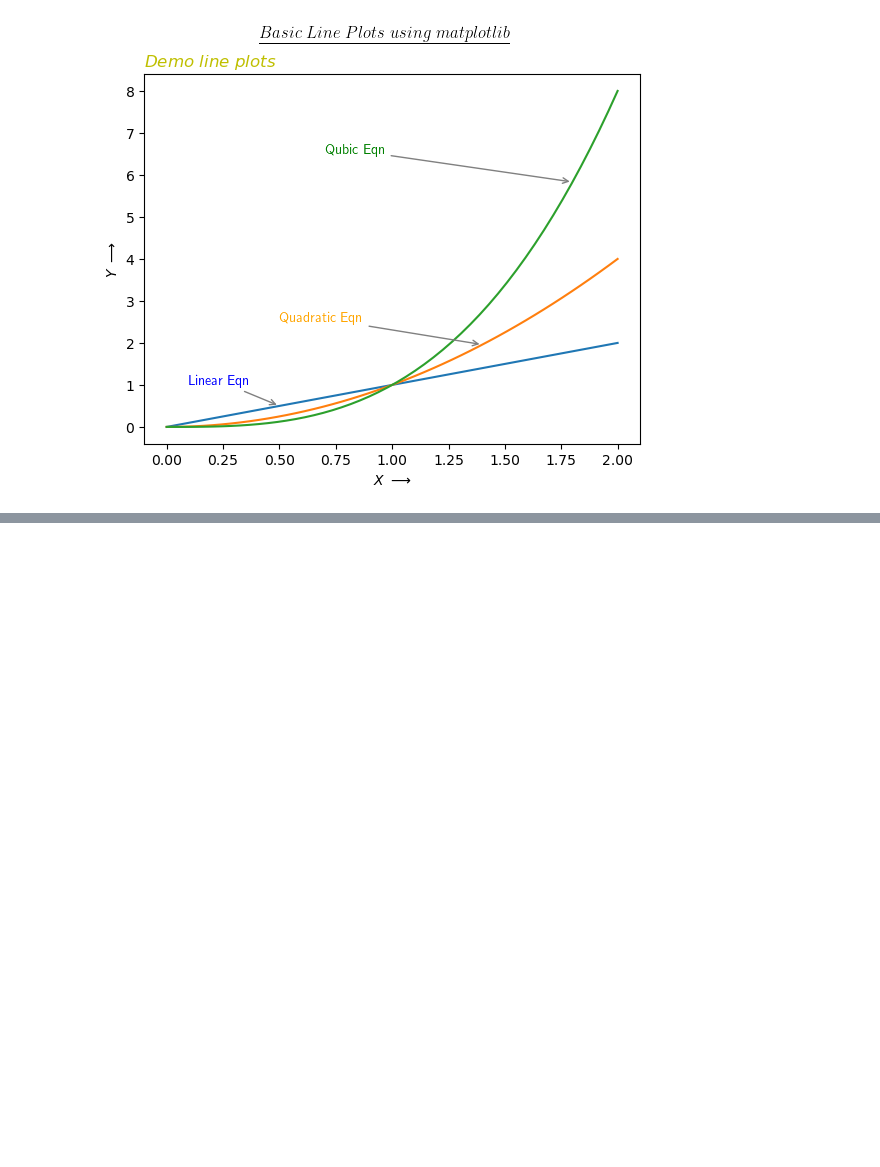
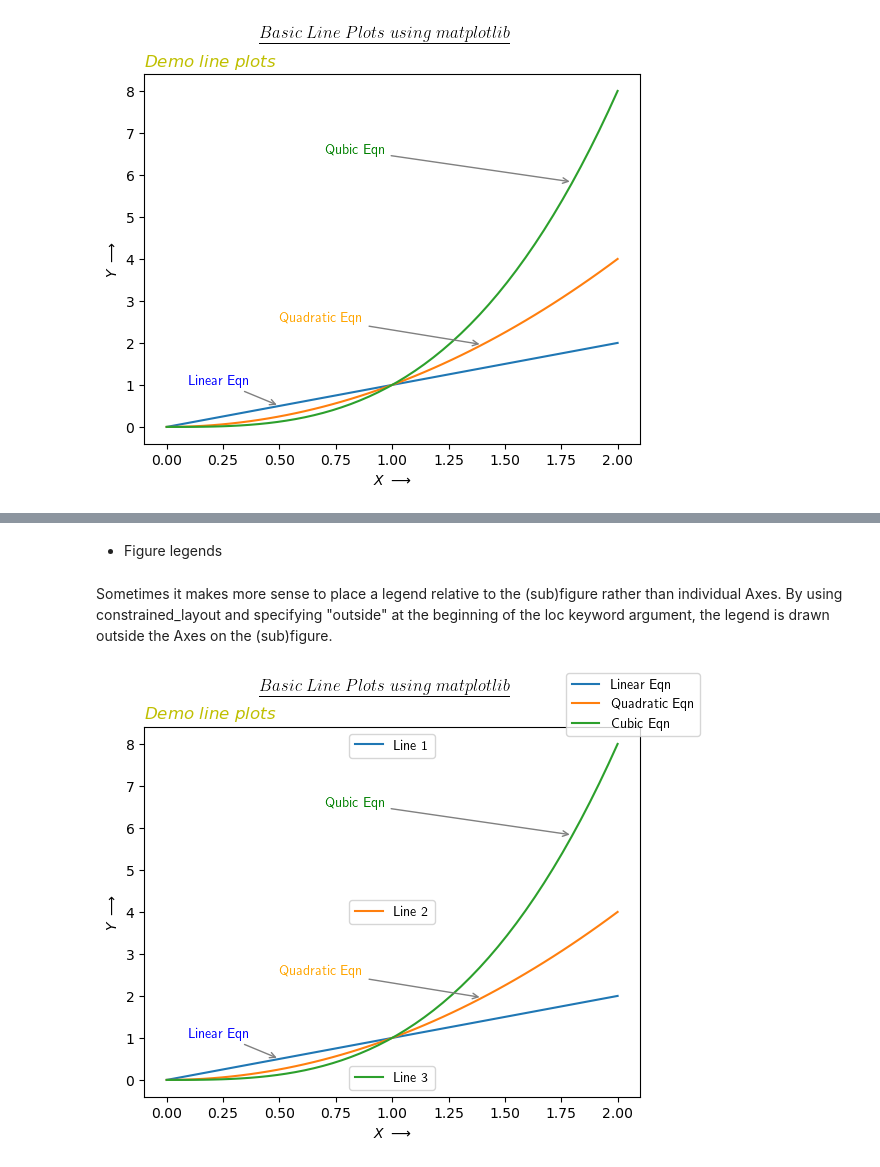
Before and after one commit to AindreaAjax/ML_Introduction, a Jupyter notebook: Data_Visualization/Matplotlib_Basics/02_labelling_plots.ipynb, the cells around one changed output, grey strips where cells are left out. Cells and saved outputs as stored; diff of their text form; code cells hidden in the pictures; blank space fills up the shorter version.

```diff
--- a/Data_Visualization/Matplotlib_Basics/02_labelling_plots.ipynb
+++ b/Data_Visualization/Matplotlib_Basics/02_labelling_plots.ipynb
@@ -101,0 +167,12 @@ plt.show()
+# %% [markdown]
+- Figure legends
+# %% [markdown]
+Sometimes it makes more sense to place a legend relative to the (sub)figure rather than individual Axes. By using constrained_layout and specifying "outside" at the beginning of the loc keyword argument, the legend is drawn outside the Axes on the (sub)figure.
+# %%
+plt.sca(ax)
+
+fig.legend(labels=["Linear Eqn", "Quadratic Eqn", "Cubic Eqn"], loc="outside upper right")
+
+plt.show()
+# %% [output]
+[figure, added]
```
Also changed, not shown: parts of 16 cells of this notebook.
